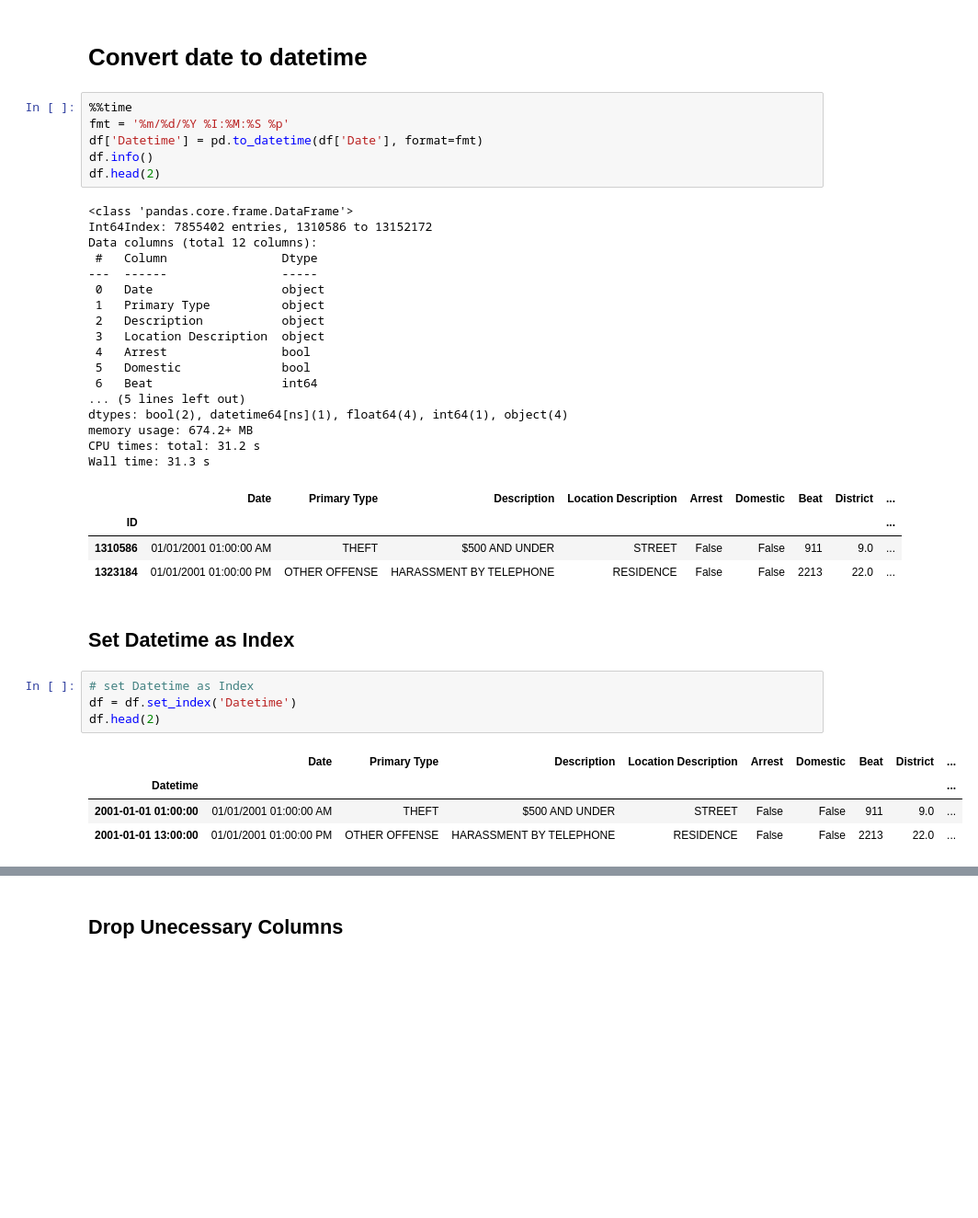
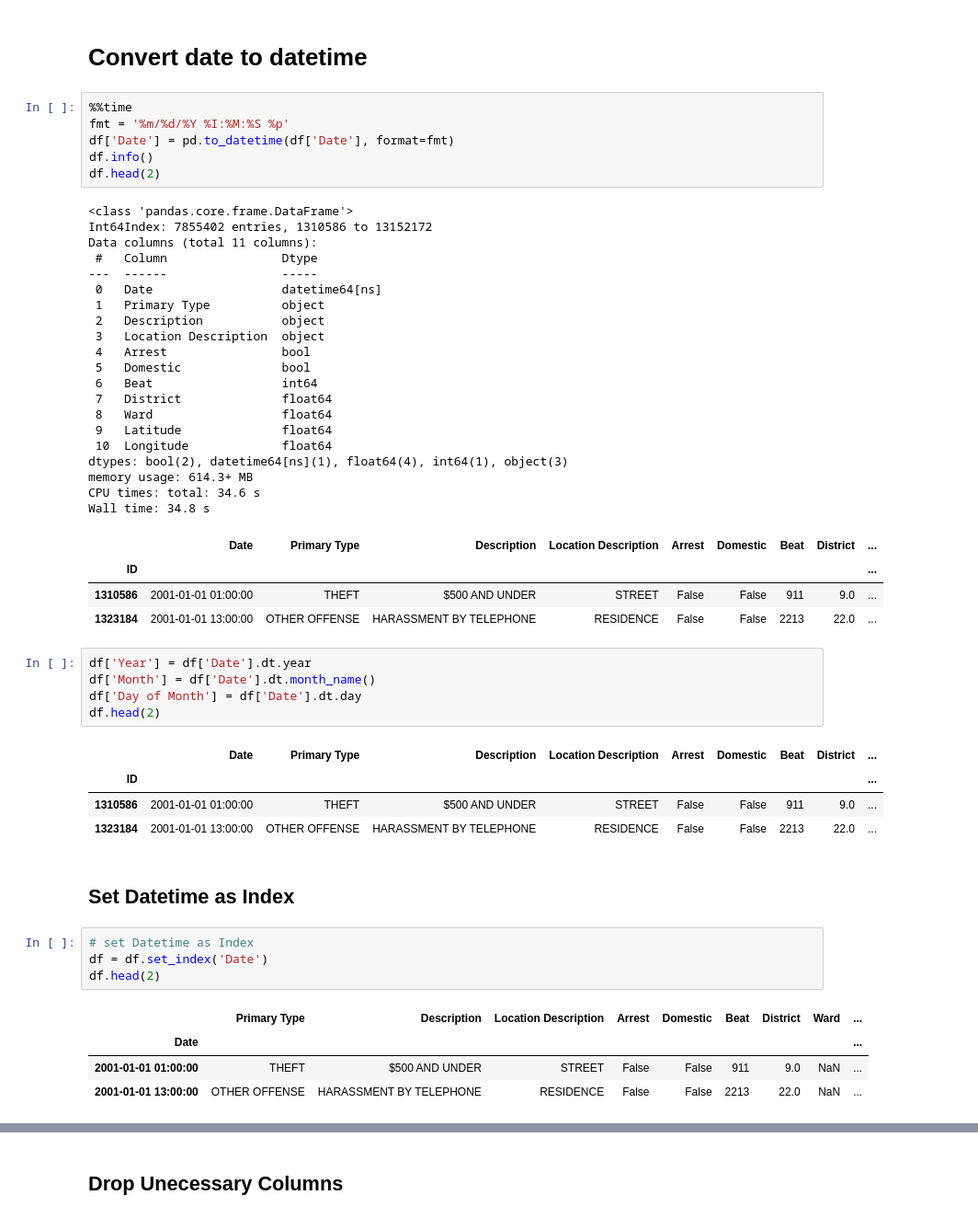
Before and after one commit to Mhoover41/Project-4-Chicago-Crime-Data, a Jupyter notebook: Project 4 Chicago Crime Data.ipynb, the cells around one changed output, grey strips where cells are left out. Shown at 92% size. Drawn from its saved outputs; the diff is of its cells as text; blank space fills up the shorter version.

```diff
--- a/Project 4 Chicago Crime Data.ipynb
+++ b/Project 4 Chicago Crime Data.ipynb
@@ -97,39 +97,52 @@ df.shape
 # %%
 %%time
 fmt = '%m/%d/%Y %I:%M:%S %p'
-df['Datetime'] = pd.to_datetime(df['Date'], format=fmt)
+df['Date'] = pd.to_datetime(df['Date'], format=fmt)
 df.info()
 df.head(2)
 # %% [output]
 <class 'pandas.core.frame.DataFrame'>
 Int64Index: 7855402 entries, 1310586 to 13152172
-Data columns (total 12 columns):
+Data columns (total 11 columns):
  #   Column                Dtype
 ---  ------                -----
- 0   Date                  object
+ 0   Date                  datetime64[ns]
  1   Primary Type          object
  2   Description           object
  3   Location Description  object
  4   Arrest                bool
  5   Domestic              bool
  6   Beat                  int64
-... (5 lines left out)
-dtypes: bool(2), datetime64[ns](1), float64(4), int64(1), object(4)
-memory usage: 674.2+ MB
-CPU times: total: 31.2 s
-Wall time: 31.3 s
+ 7   District              float64
+ 8   Ward                  float64
+ 9   Latitude              float64
+ 10  Longitude             float64
+dtypes: bool(2), datetime64[ns](1), float64(4), int64(1), object(3)
+memory usage: 614.3+ MB
+CPU times: total: 34.6 s
+Wall time: 34.8 s
 |  | Date | Primary Type | Description | Location Description | Arrest | Domestic | Beat | District | ... |
 | ID |  |  |  |  |  |  |  |  | ... |
-| 1310586 | 01/01/2001 01:00:00 AM | THEFT | $500 AND UNDER | STREET | False | False | 911 | 9.0 | ... |
-| 1323184 | 01/01/2001 01:00:00 PM | OTHER OFFENSE | HARASSMENT BY TELEPHONE | RESIDENCE | False | False | 2213 | 22.0 | ... |
+| 1310586 | 2001-01-01 01:00:00 | THEFT | $500 AND UNDER | STREET | False | False | 911 | 9.0 | ... |
+| 1323184 | 2001-01-01 13:00:00 | OTHER OFFENSE | HARASSMENT BY TELEPHONE | RESIDENCE | False | False | 2213 | 22.0 | ... |
+# %%
+df['Year'] = df['Date'].dt.year
+df['Month'] = df['Date'].dt.month_name()
+df['Day of Month'] = df['Date'].dt.day
+df.head(2)
+# %% [output]
+|  | Date | Primary Type | Description | Location Description | Arrest | Domestic | Beat | District | ... |
+| ID |  |  |  |  |  |  |  |  | ... |
+| 1310586 | 2001-01-01 01:00:00 | THEFT | $500 AND UNDER | STREET | False | False | 911 | 9.0 | ... |
+| 1323184 | 2001-01-01 13:00:00 | OTHER OFFENSE | HARASSMENT BY TELEPHONE | RESIDENCE | False | False | 2213 | 22.0 | ... |
 # %% [markdown]
 ## Set Datetime as Index
 # %%
 # set Datetime as Index
-df = df.set_index('Datetime')
+df = df.set_index('Date')
 df.head(2)
 # %% [output]
-|  | Date | Primary Type | Description | Location Description | Arrest | Domestic | Beat | District | ... |
-| Datetime |  |  |  |  |  |  |  |  | ... |
-| 2001-01-01 01:00:00 | 01/01/2001 01:00:00 AM | THEFT | $500 AND UNDER | STREET | False | False | 911 | 9.0 | ... |
-| 2001-01-01 13:00:00 | 01/01/2001 01:00:00 PM | OTHER OFFENSE | HARASSMENT BY TELEPHONE | RESIDENCE | False | False | 2213 | 22.0 | ... |
+|  | Primary Type | Description | Location Description | Arrest | Domestic | Beat | District | Ward | ... |
+| Date |  |  |  |  |  |  |  |  | ... |
+| 2001-01-01 01:00:00 | THEFT | $500 AND UNDER | STREET | False | False | 911 | 9.0 | NaN | ... |
+| 2001-01-01 13:00:00 | OTHER OFFENSE | HARASSMENT BY TELEPHONE | RESIDENCE | False | False | 2213 | 22.0 | NaN | ... |
```
Also changed, not shown: parts of 48 cells of this notebook, 1 other file.
